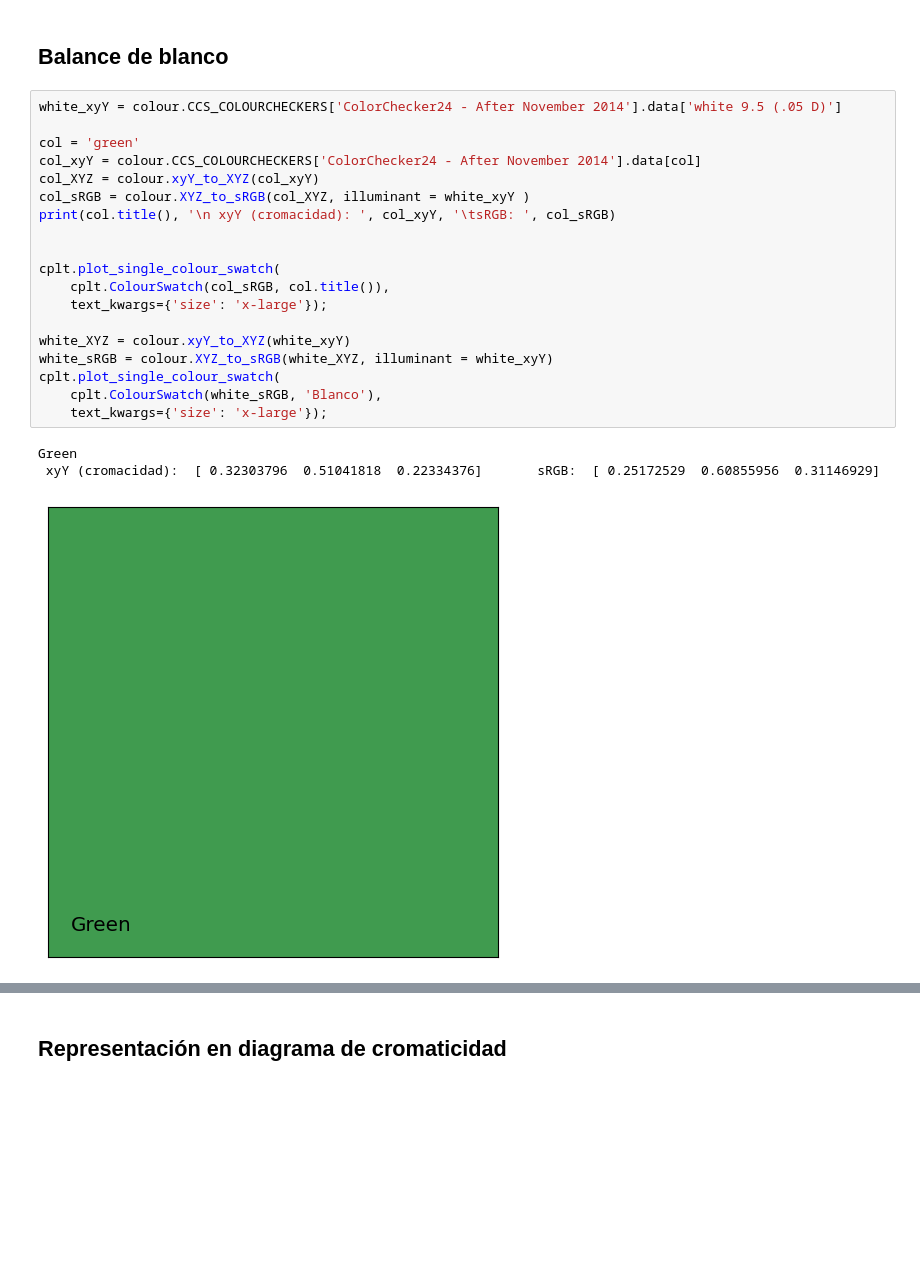
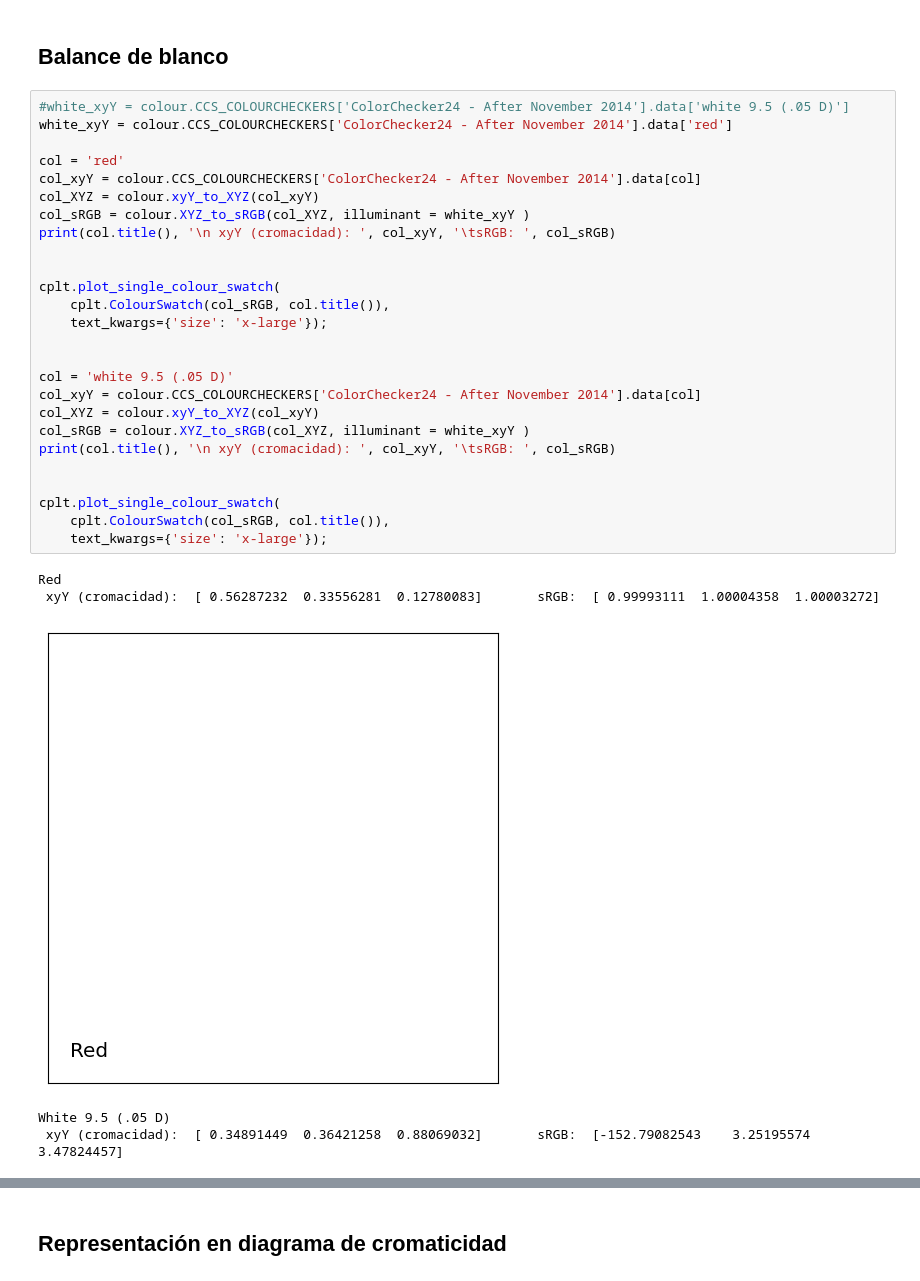
Before and after one commit to ULPGC-GTMA/ULPGC-PDA, a Jupyter notebook: color.ipynb, the cells around one changed output, grey strips where cells are left out. Drawn from its saved outputs; the diff is of its cells as text; blank space fills up the shorter version.

```diff
--- a/color.ipynb
+++ b/color.ipynb
@@ -88,25 +88,34 @@ Green
 # %% [markdown]
 ## Balance de blanco
 # %%
-white_xyY = colour.CCS_COLOURCHECKERS['ColorChecker24 - After November 2014'].data['white 9.5 (.05 D)']
+#white_xyY = colour.CCS_COLOURCHECKERS['ColorChecker24 - After November 2014'].data['white 9.5 (.05 D)']
+white_xyY = colour.CCS_COLOURCHECKERS['ColorChecker24 - After November 2014'].data['red']
 
-col = 'green'
+col = 'red'
 col_xyY = colour.CCS_COLOURCHECKERS['ColorChecker24 - After November 2014'].data[col]
 col_XYZ = colour.xyY_to_XYZ(col_xyY)
 col_sRGB = colour.XYZ_to_sRGB(col_XYZ, illuminant = white_xyY )
 print(col.title(), '\n xyY (cromacidad): ', col_xyY, '\tsRGB: ', col_sRGB)
 
 
 cplt.plot_single_colour_swatch(
     cplt.ColourSwatch(col_sRGB, col.title()),
     text_kwargs={'size': 'x-large'});
 
-white_XYZ = colour.xyY_to_XYZ(white_xyY)
-white_sRGB = colour.XYZ_to_sRGB(white_XYZ, illuminant = white_xyY)
+
+col = 'white 9.5 (.05 D)'
+col_xyY = colour.CCS_COLOURCHECKERS['ColorChecker24 - After November 2014'].data[col]
+col_XYZ = colour.xyY_to_XYZ(col_xyY)
+col_sRGB = colour.XYZ_to_sRGB(col_XYZ, illuminant = white_xyY )
+print(col.title(), '\n xyY (cromacidad): ', col_xyY, '\tsRGB: ', col_sRGB)
+
+
 cplt.plot_single_colour_swatch(
-    cplt.ColourSwatch(white_sRGB, 'Blanco'),
+    cplt.ColourSwatch(col_sRGB, col.title()),
     text_kwargs={'size': 'x-large'});
 # %% [output]
-Green
- xyY (cromacidad):  [ 0.32303796  0.51041818  0.22334376]       sRGB:  [ 0.25172529  0.60855956  0.31146929]
+Red
+ xyY (cromacidad):  [ 0.56287232  0.33556281  0.12780083]       sRGB:  [ 0.99993111  1.00004358  1.00003272]
-[figure, old version]
+[figure, new version]
+White 9.5 (.05 D)
+ xyY (cromacidad):  [ 0.34891449  0.36421258  0.88069032]       sRGB:  [-152.79082543    3.25195574    3.47824457]
```
Also changed, not shown: parts of 6 cells of this notebook, 6 other files.
